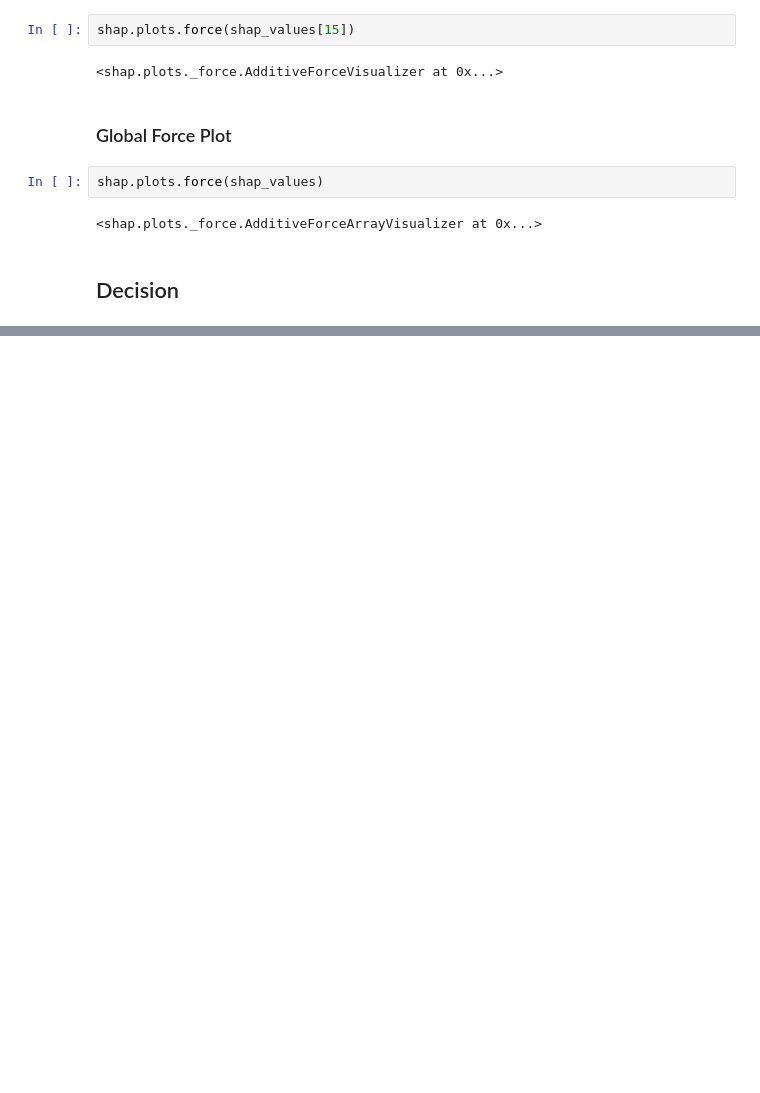
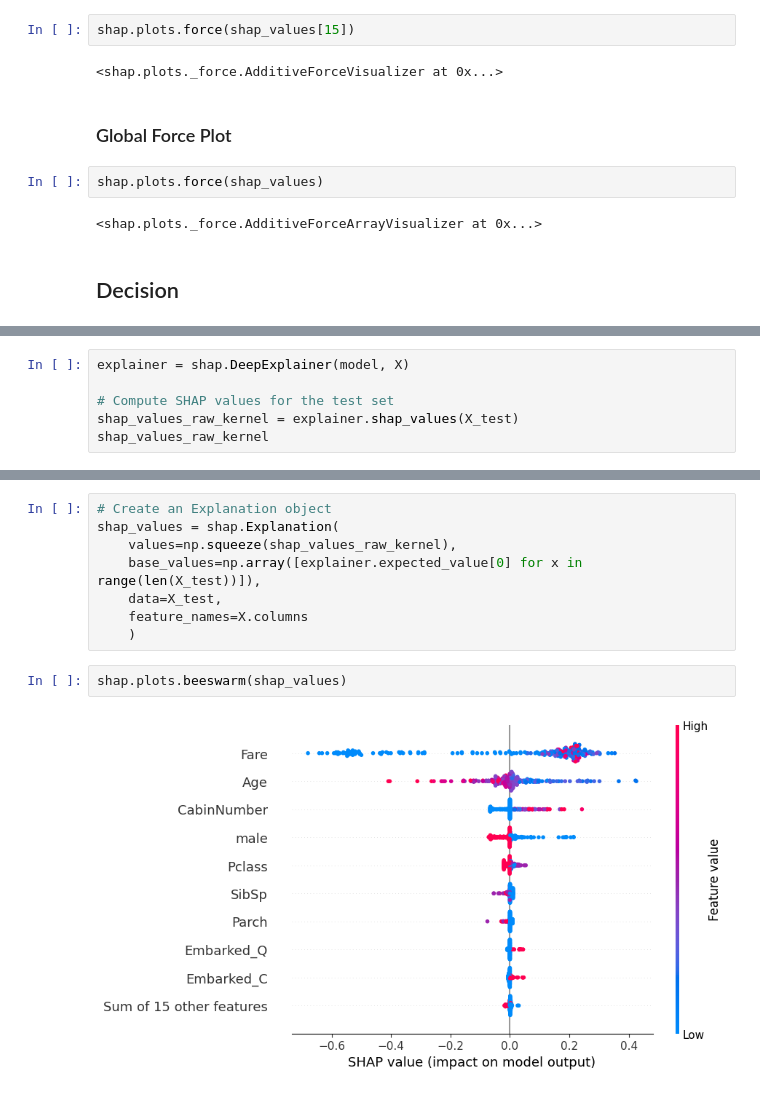
Before and after one commit to hsma-programme/h6_4g_explainable_ai, a Jupyter notebook: teaching_notebooks/shap_neural_nets.ipynb, the cells around one changed output, grey strips where cells are left out. Saved outputs shown, nothing was run; the diff lists cells and outputs as text; blank space fills up the shorter version.

```diff
--- a/teaching_notebooks/shap_neural_nets.ipynb
+++ b/teaching_notebooks/shap_neural_nets.ipynb
@@ -957,0 +911,6 @@ shap.plots.decision(
+# %%
+explainer = shap.DeepExplainer(model, X)
+
+# Compute SHAP values for the test set
+shap_values_raw_kernel = explainer.shap_values(X_test)
+shap_values_raw_kernel
@@ -957,0 +935,12 @@ shap.plots.decision(
+# %%
+# Create an Explanation object
+shap_values = shap.Explanation(
+    values=np.squeeze(shap_values_raw_kernel),
+    base_values=np.array([explainer.expected_value[0] for x in range(len(X_test))]),
+    data=X_test,
+    feature_names=X.columns
+    )
+# %%
+shap.plots.beeswarm(shap_values)
+# %% [output]
+[figure, added]
```
Also changed, not shown: parts of 44 cells of this notebook, 5 other files.
